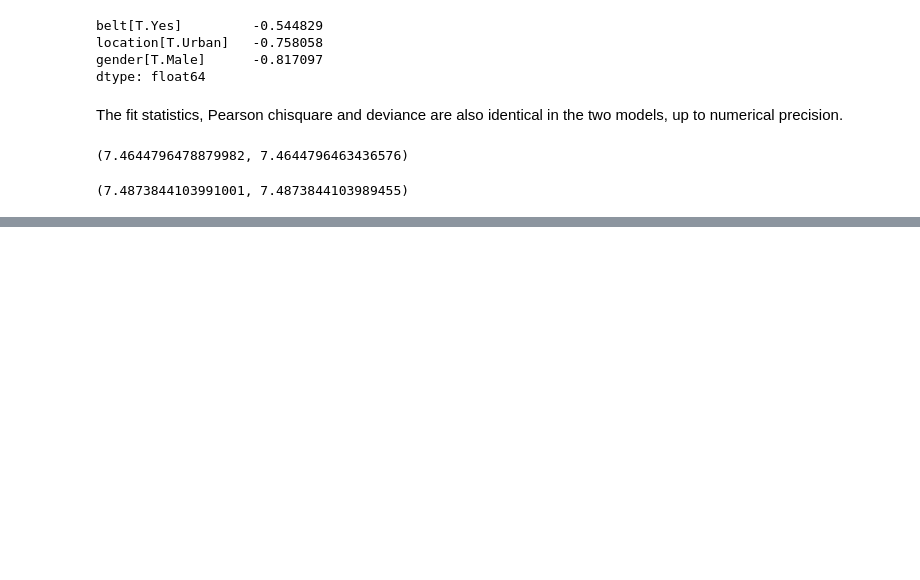
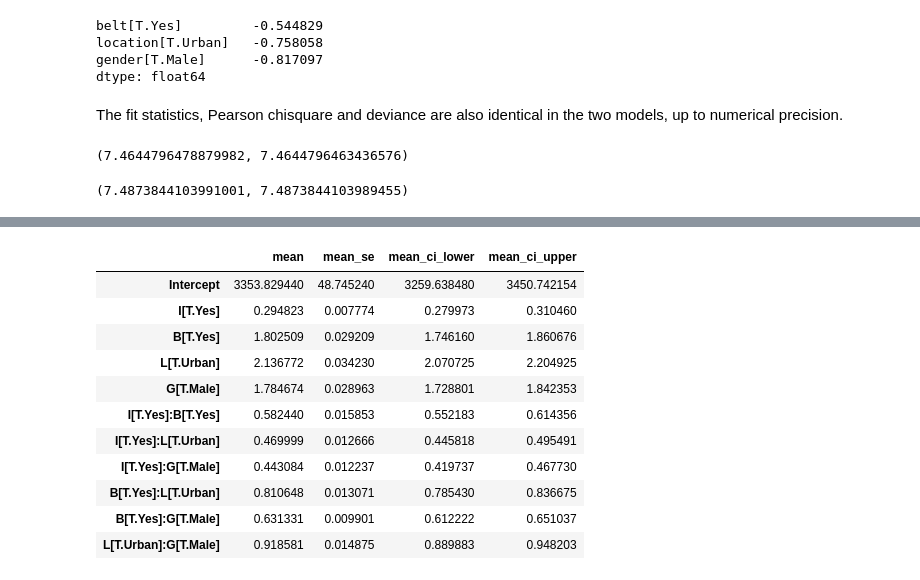
Before and after one commit to josef-pkt/misc, a Jupyter notebook: notebooks/agresti_loglinear.ipynb, the cells around one changed output, grey strips where cells are left out. Drawn from its saved outputs; the diff is of its cells as text; code cells hidden in the pictures; blank space fills up the shorter version.

```diff
--- a/notebooks/agresti_loglinear.ipynb
+++ b/notebooks/agresti_loglinear.ipynb
@@ -245,6 +245,8 @@ print(res_i.wald_test_terms())
 print()
 print('Pchi2 :', res_i.pearson_chi2, stats.chi2.sf(res_i.pearson_chi2, res_i.df_resid), res_i.df_resid)
 print('LR :   ', res_i.deviance, stats.chi2.sf(res_i.deviance, res_i.df_resid), res_i.df_resid)
+
+res_2way = res_i   # keep it for later
 # %% [output]
 count ~ I + B + L + G + I:B + I:L + I:G + B:L + B:G + L:G
 
@@ -337,0 +431,15 @@ res_I23.pearson_chi2, res_b.pearson_chi2
+# %%
+params_transform_univariate(res_2way.params, res_2way.cov_params(), link=links.log()).summary_frame()
+# %% [output]
+|  | mean | mean_se | mean_ci_lower | mean_ci_upper |
+| Intercept | 3353.829440 | 48.745240 | 3259.638480 | 3450.742154 |
+| I[T.Yes] | 0.294823 | 0.007774 | 0.279973 | 0.310460 |
+| B[T.Yes] | 1.802509 | 0.029209 | 1.746160 | 1.860676 |
+| L[T.Urban] | 2.136772 | 0.034230 | 2.070725 | 2.204925 |
+| G[T.Male] | 1.784674 | 0.028963 | 1.728801 | 1.842353 |
+| I[T.Yes]:B[T.Yes] | 0.582440 | 0.015853 | 0.552183 | 0.614356 |
+| I[T.Yes]:L[T.Urban] | 0.469999 | 0.012666 | 0.445818 | 0.495491 |
+| I[T.Yes]:G[T.Male] | 0.443084 | 0.012237 | 0.419737 | 0.467730 |
+| B[T.Yes]:L[T.Urban] | 0.810648 | 0.013071 | 0.785430 | 0.836675 |
+| B[T.Yes]:G[T.Male] | 0.631331 | 0.009901 | 0.612222 | 0.651037 |
+| L[T.Urban]:G[T.Male] | 0.918581 | 0.014875 | 0.889883 | 0.948203 |
```
Also changed, not shown: parts of 16 cells of this notebook, 1 other file.
